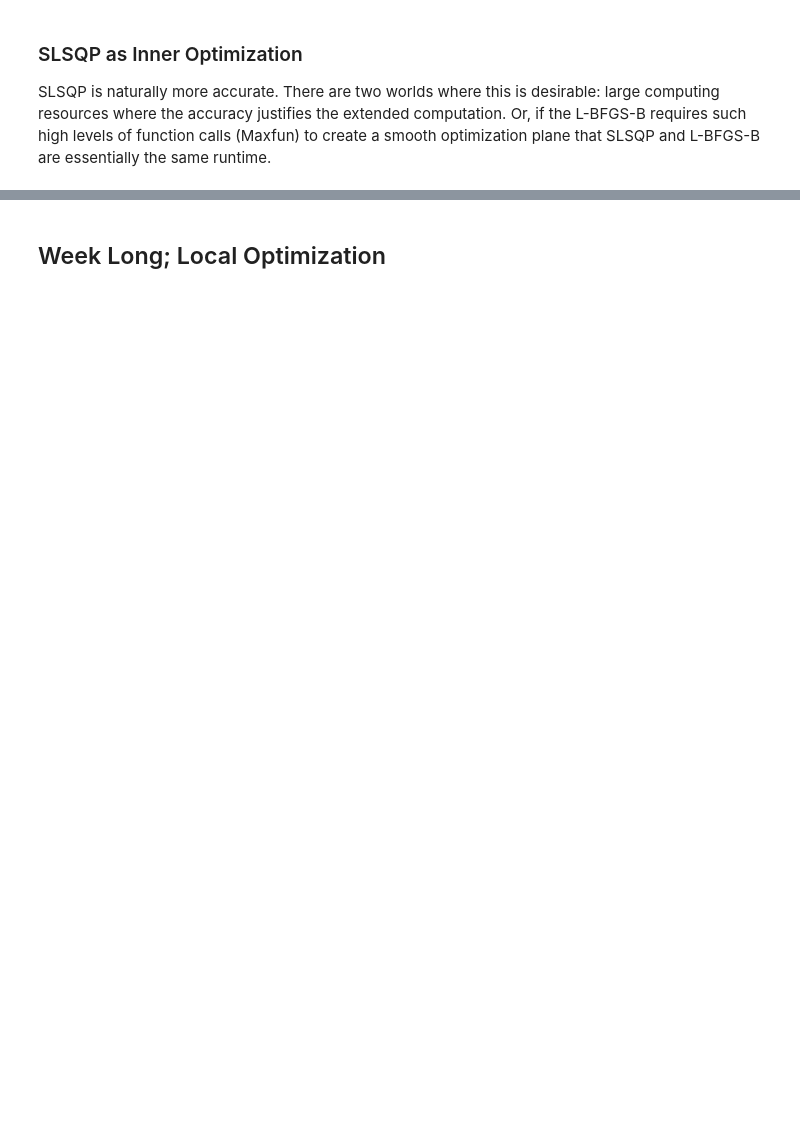
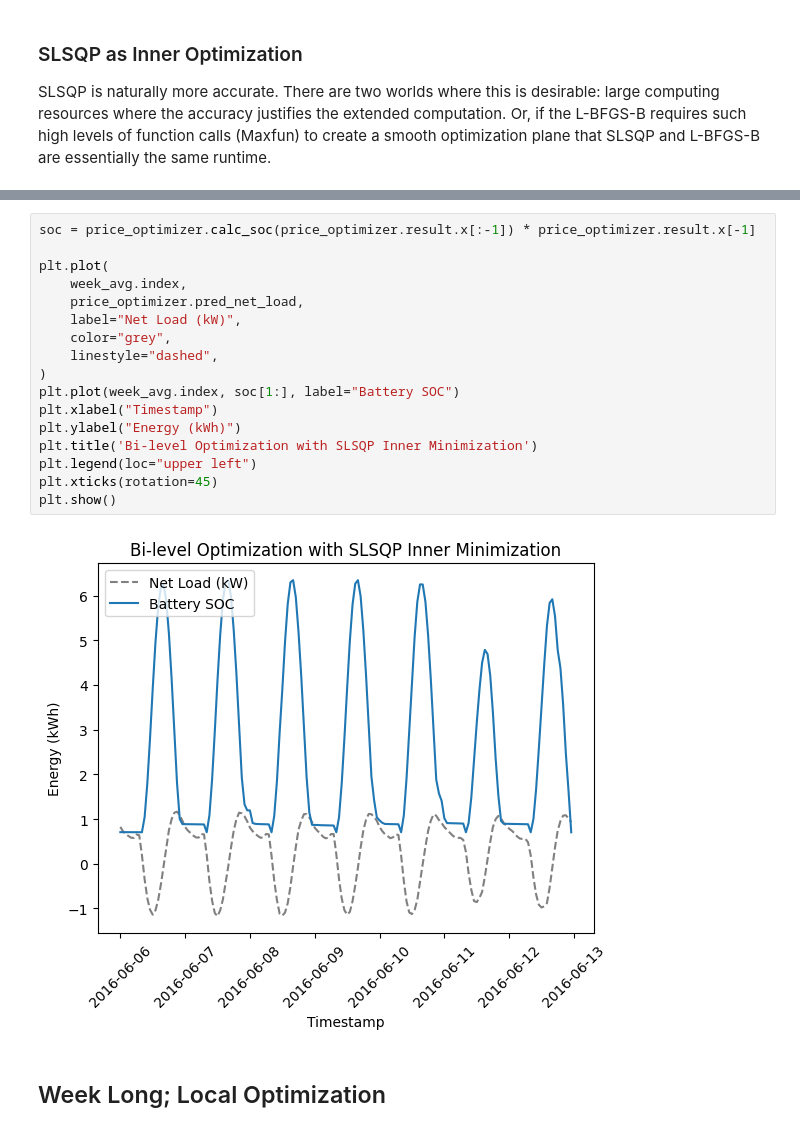
Before and after one commit to alexrtseng/foss-optimization, a Jupyter notebook: Battery_Size_Opt.ipynb, the cells around one changed output, grey strips where cells are left out. Saved outputs shown, nothing was run; the diff lists cells and outputs as text; blank space fills up the shorter version.

```diff
--- a/Battery_Size_Opt.ipynb
+++ b/Battery_Size_Opt.ipynb
@@ -394,3 +436,22 @@ KeyboardInterrupt:
+# %%
+soc = price_optimizer.calc_soc(price_optimizer.result.x[:-1]) * price_optimizer.result.x[-1]
+
+plt.plot(
+    week_avg.index,
+    price_optimizer.pred_net_load,
+    label="Net Load (kW)",
+    color="grey",
+    linestyle="dashed",
+)
+plt.plot(week_avg.index, soc[1:], label="Battery SOC")
+plt.xlabel("Timestamp")
+plt.ylabel("Energy (kWh)")
+plt.title('Bi-level Optimization with SLSQP Inner Minimization')
+plt.legend(loc="upper left")
+plt.xticks(rotation=45)
+plt.show()
+# %% [output]
+[figure, added]
 # %% [markdown]
 ## Week Long; Local Optimization
 # %%
```
Also changed, not shown: parts of 9 cells of this notebook, 4 other files.
